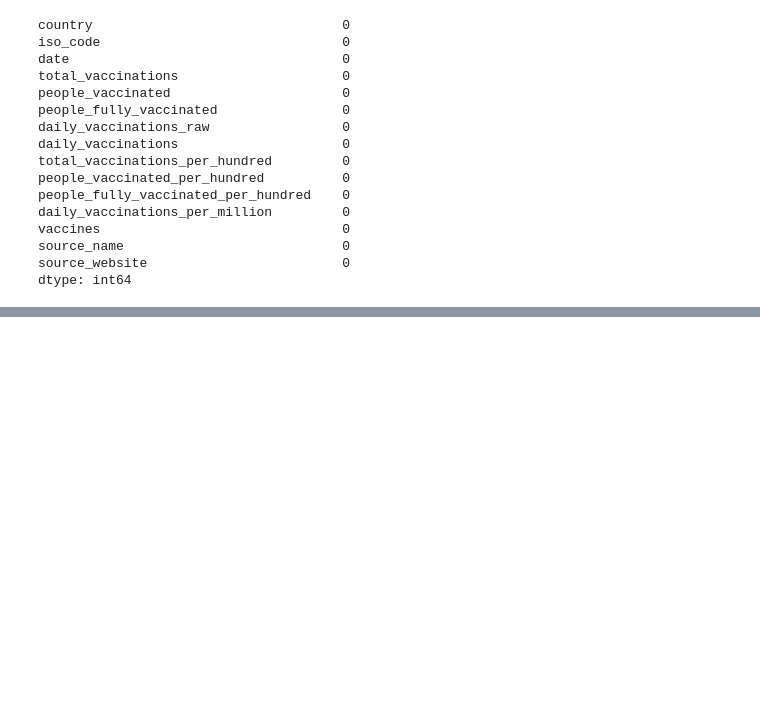
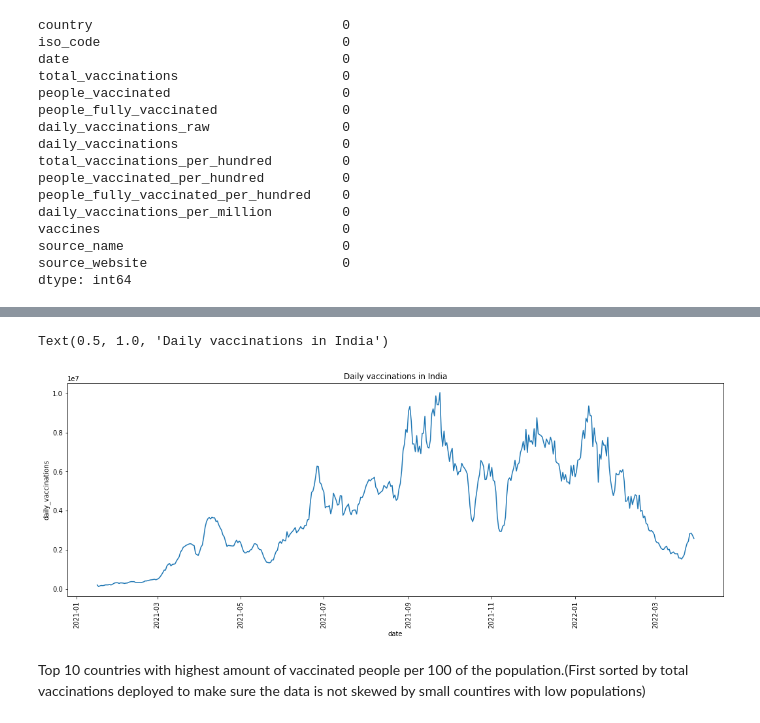
Before and after one commit to Rishiraj-singh7/COVID_vaccine_analysis, a Jupyter notebook: main.ipynb, the cells around one changed output, grey strips where cells are left out. Cells and saved outputs as stored; diff of their text form; code cells hidden in the pictures; blank space fills up the shorter version.

```diff
--- a/main.ipynb
+++ b/main.ipynb
@@ -68,0 +184,12 @@ dtype: int64
+# %%
+#Plot daily vaccinations as a function of date
+plt.figure(figsize=(18,6))
+sns.lineplot(data=df_India, x="date", y="daily_vaccinations")
+
+plt.xticks(rotation=90)
+plt.title("Daily vaccinations in India")
+# %% [output]
+Text(0.5, 1.0, 'Daily vaccinations in India')
+[figure, added]
+# %% [markdown]
+Top 10 countries with highest amount of vaccinated people per 100 of the population.(First sorted by total vaccinations deployed to make sure the data is not skewed by small countires with low populations)
```
Also changed, not shown: parts of 27 cells of this notebook.
